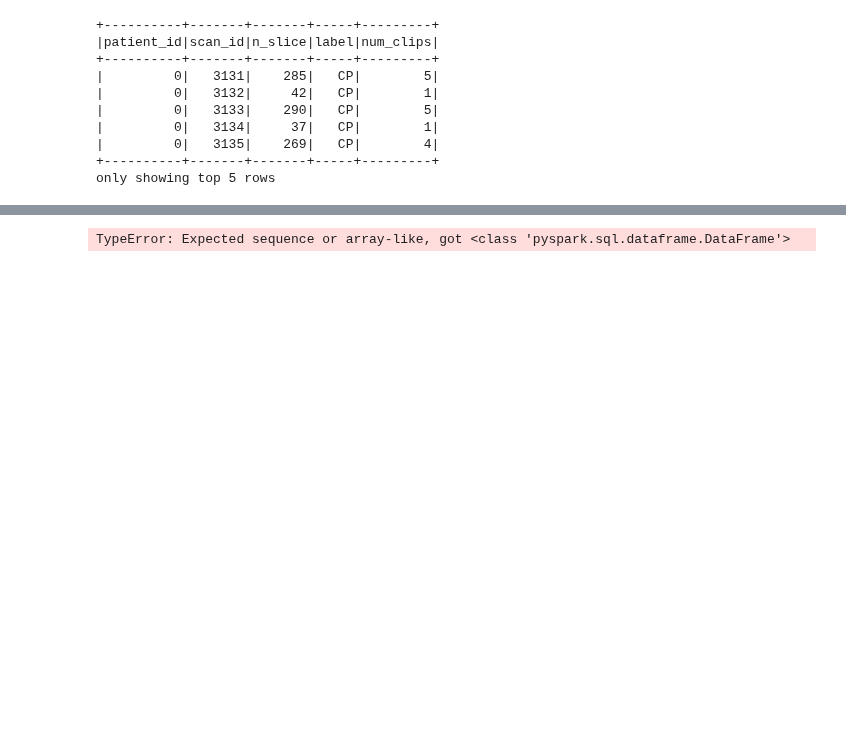
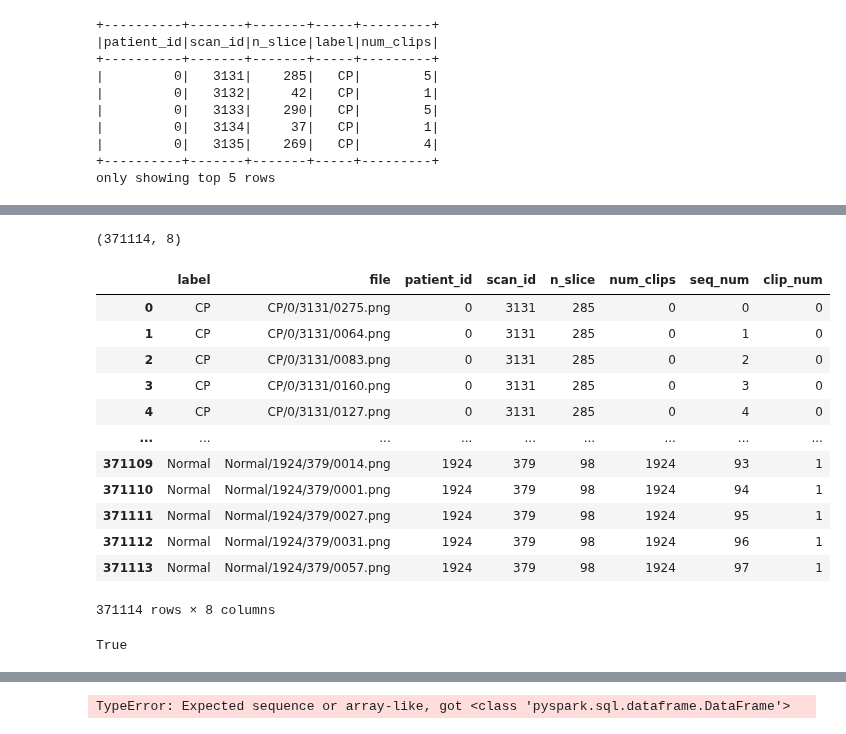
Before and after one commit to alghimo/computed-tomography-corona-thesis, a Jupyter notebook: notebooks/2_train_test_split.ipynb, the cells around one changed output, grey strips where cells are left out. Cells and saved outputs as stored; diff of their text form; code cells hidden in the pictures; blank space fills up the shorter version.

Commit message:
Initial training

```diff
--- a/notebooks/2_train_test_split.ipynb
+++ b/notebooks/2_train_test_split.ipynb
@@ -58,0 +127,18 @@ only showing top 5 rows
+# %%
+patient_ids = labels.select("patient_id").distinct()
+
+train_test_id_dfs = patient_ids.randomSplit([train_fraction, test_fraction], seed=seed)
+train_ids = train_test_id_dfs[0]
+test_ids =  train_test_id_dfs[1]
+
+train_labels = labels.join(train_ids, ["patient_id"], "inner")
+test_labels = labels.join(test_ids, ["patient_id"], "inner")
+
+train_count = train_labels.count()
+test_count = test_labels.count()
+
+print(f"Training rows: {train_count}")
+print(f"Test rows: {test_count}")
+
+train_labels.show(10)
+test_labels.show(10)
@@ -58,0 +210,23 @@ only showing top 5 rows
+# %%
+from dataclasses import dataclass
+
+from pyspark.sql import Row
+
+
+@dataclass
+class Observation:
+    patient_id: int
+    scan_id: int
+    n_slice: int
+    num_clips: int
+    label: str
+
+    @staticmethod
+    def from_row(r: Row) -> "Observation":
+        return Observation(
+            patient_id=r.patient_id,
+            scan_id=r.scan_id,
+            n_slice=r.n_slice,
+            num_clips=r.num_clips,
+            label=r.label,
+        )
@@ -58,0 +287,23 @@ only showing top 5 rows
+# %%
+train_df = create_df(config, train_labels)
+print(f"{train_df.shape}")
+train_df
+# %% [output]
+(371114, 8)
+|  | label | file | patient_id | scan_id | n_slice | num_clips | seq_num | clip_num |
+| 0 | CP | CP/0/3131/0275.png | 0 | 3131 | 285 | 0 | 0 | 0 |
+| 1 | CP | CP/0/3131/0064.png | 0 | 3131 | 285 | 0 | 1 | 0 |
+| 2 | CP | CP/0/3131/0083.png | 0 | 3131 | 285 | 0 | 2 | 0 |
+| 3 | CP | CP/0/3131/0160.png | 0 | 3131 | 285 | 0 | 3 | 0 |
+| 4 | CP | CP/0/3131/0127.png | 0 | 3131 | 285 | 0 | 4 | 0 |
+| ... | ... | ... | ... | ... | ... | ... | ... | ... |
+| 371109 | Normal | Normal/1924/379/0014.png | 1924 | 379 | 98 | 1924 | 93 | 1 |
+| 371110 | Normal | Normal/1924/379/0001.png | 1924 | 379 | 98 | 1924 | 94 | 1 |
+| 371111 | Normal | Normal/1924/379/0027.png | 1924 | 379 | 98 | 1924 | 95 | 1 |
+| 371112 | Normal | Normal/1924/379/0031.png | 1924 | 379 | 98 | 1924 | 96 | 1 |
+| 371113 | Normal | Normal/1924/379/0057.png | 1924 | 379 | 98 | 1924 | 97 | 1 |
+371114 rows × 8 columns
+# %%
+repo.save("train_files_df", train_df)
+# %% [output]
+True
```
Also changed, not shown: parts of 45 cells of this notebook, 7 other files.
